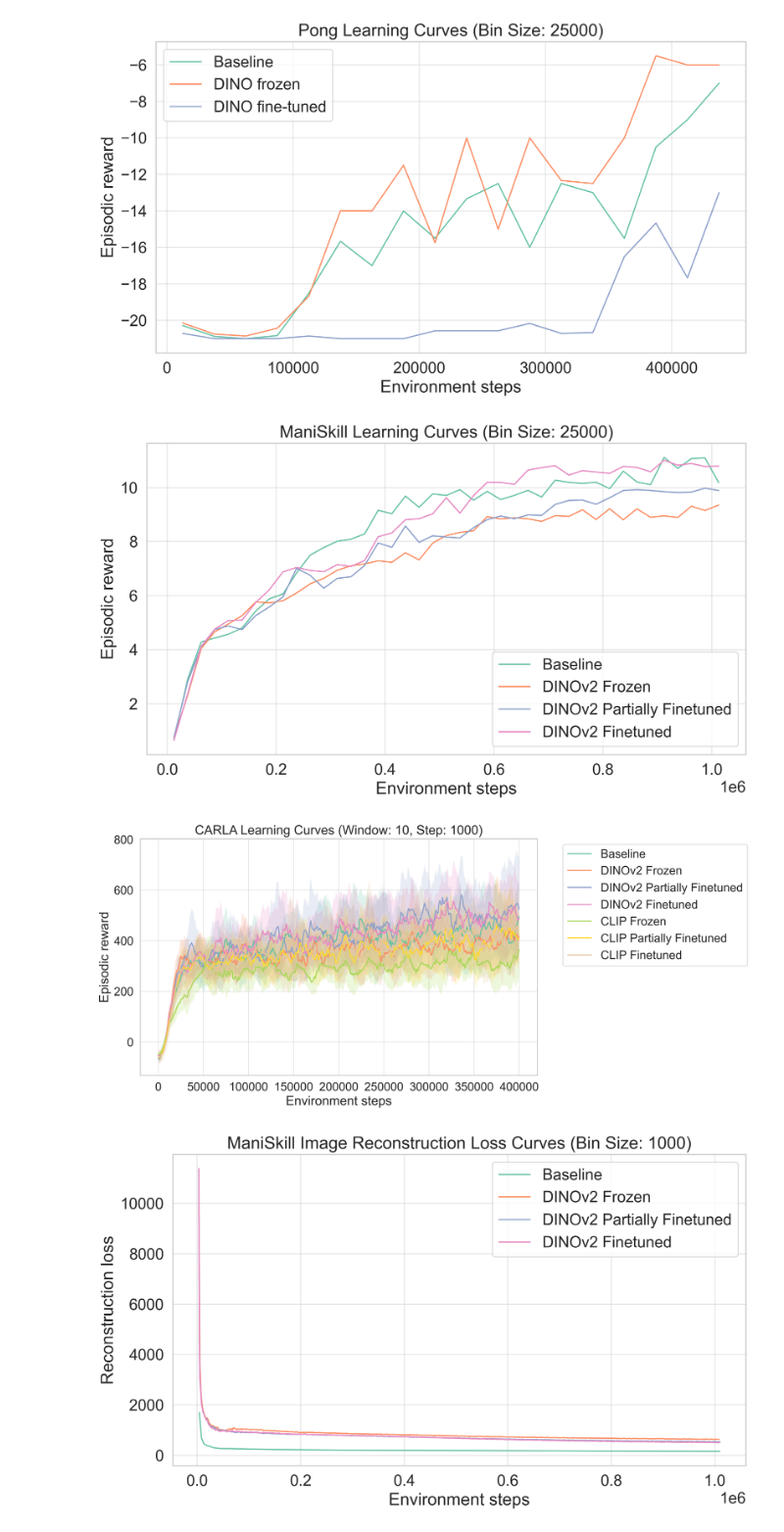
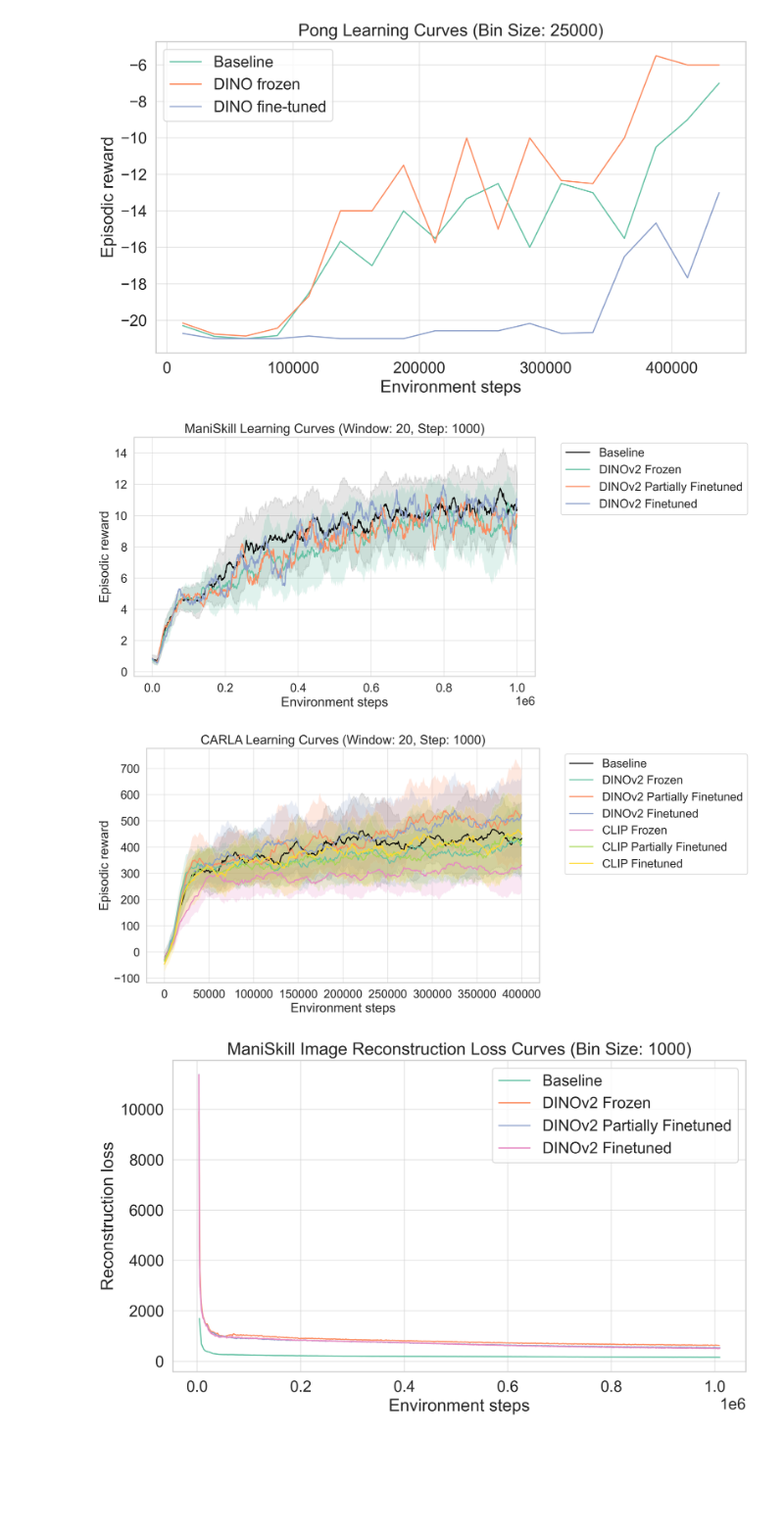
Before and after one commit to JottScones/PVMs-with-DreamerV3, a Jupyter notebook: plot_episodic_score.ipynb, the cells around one changed output. Shown at 98% size. Cells and saved outputs as stored; diff of their text form; code cells hidden in the pictures; blank space fills up the shorter version.

```diff
--- a/plot_episodic_score.ipynb
+++ b/plot_episodic_score.ipynb
@@ -188,22 +160,47 @@ plot(
 # %% [output]
 [figure]
 # %%
-plot(
-    files_labels=[
-        ("./logdir/PICK_YCB/BASELINE/baseline_pick_ycb_train_ID/scores.jsonl", "Baseline"),
-        ("./logdir/PICK_YCB/DINO/DINOFreeze_pick_ycb_train_ID/scores.jsonl", "DINOv2 Frozen"),
-        ("./logdir/PICK_YCB/DINO/DINOPartial_pick_ycb_train_ID/scores.jsonl", "DINOv2 Partially Finetuned"),
-        ("./logdir/PICK_YCB/DINO/DINOFT_pick_ycb_train_ID/scores.jsonl", "DINOv2 Finetuned"),
+plot_with_uncertainty_interp(
+    files_labels_groups=[
+        {
+            "files": [
+                "./logdir/PICK_YCB/BASELINE/baseline_pick_ycb_train_ID/scores.jsonl",
+                "./logdir/PICK_YCB/BASELINE/baseline_pick_ycb_train_ID_1/scores.jsonl",
+                "./logdir/PICK_YCB/BASELINE/baseline_pick_ycb_train_ID_2/scores.jsonl"
+            ],
+            "label": "Baseline"
+        },
+        {
+            "files": [
+                "./logdir/PICK_YCB/DINO/DINOFreeze_pick_ycb_train_ID/scores.jsonl",
+                "./logdir/PICK_YCB/DINO/DINOFreeze_pick_ycb_train_ID_1/scores.jsonl",
+                "./logdir/PICK_YCB/DINO/DINOFreeze_pick_ycb_train_ID_2/scores.jsonl",
+            ],
+            "label": "DINOv2 Frozen"
+        },
+        {
+            "files": [
+                "./logdir/PICK_YCB/DINO/DINOPartial_pick_ycb_train_ID/scores.jsonl",
+            ],
+            "label": "DINOv2 Partially Finetuned"
+        },
+        {
+            "files": [
+                "./logdir/PICK_YCB/DINO/DINOFT_pick_ycb_train_ID/scores.jsonl",
+            ],
+            "label": "DINOv2 Finetuned"
+        },
     ],
-    bin_size=25000,
+    window=20,
+    max_step=1_000_000,
     value_col="episode/score",
     value_name="reward",
     xlabel="Environment steps",
     ylabel="Episodic reward",
     title="ManiSkill Learning Curves",
 )
 # %% [output]
-[figure, old version]
+[figure, new version]
 # %%
 plot_with_uncertainty_interp(
     files_labels_groups=[
@@ -264,7 +261,7 @@ plot_with_uncertainty_interp(
             "label": "CLIP Finetuned"
         },
     ],
-    window=10,
+    window=20,
     max_step=400_000,
     value_col="episode/score",
     value_name="reward",
@@ -273,7 +270,7 @@ plot_with_uncertainty_interp(
     title="CARLA Learning Curves",
 )
 # %% [output]
-[figure, old version]
+[figure, new version]
 # %%
 plot(
     files_labels=[
```
Also changed, not shown: parts of 1 cell of this notebook, 1 other file.
